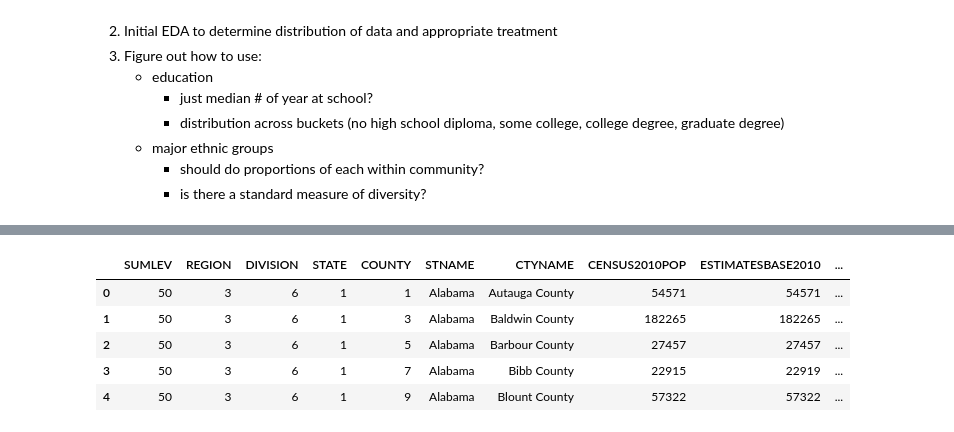
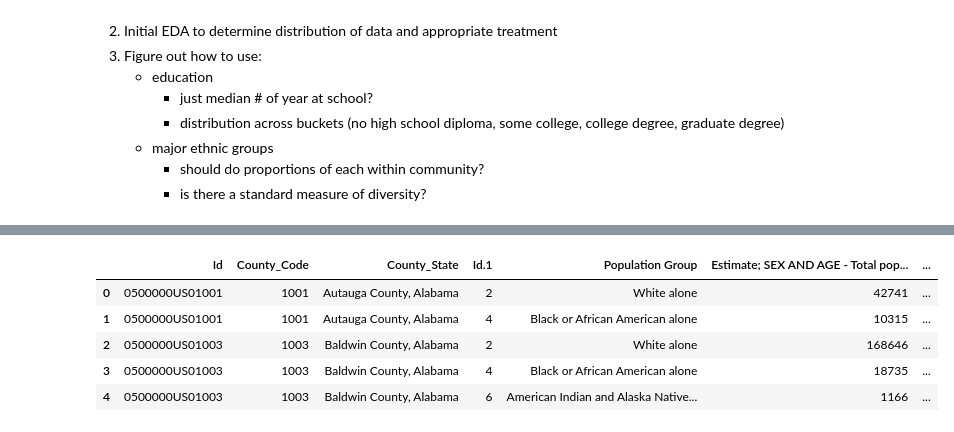
Before and after one commit to frechfrechfrech/Income_Inequality, a Jupyter notebook: Initial Census Data Exploration.ipynb, the cells around one changed output, grey strips where cells are left out. Cells and saved outputs as stored; diff of their text form; code cells hidden in the pictures.

Commit message:
add datasets for quintiles, education, racial groups

```diff
--- a/Initial Census Data Exploration.ipynb
+++ b/Initial Census Data Exploration.ipynb
@@ -75,9 +239,9 @@ acs_15.columns.levels;
 # %%
-all_data.head()
+race.head()
 # %% [output]
-|  | SUMLEV | REGION | DIVISION | STATE | COUNTY | STNAME | CTYNAME | CENSUS2010POP | ESTIMATESBASE2010 | ... |
-| 0 | 50 | 3 | 6 | 1 | 1 | Alabama | Autauga County | 54571 | 54571 | ... |
-| 1 | 50 | 3 | 6 | 1 | 3 | Alabama | Baldwin County | 182265 | 182265 | ... |
-| 2 | 50 | 3 | 6 | 1 | 5 | Alabama | Barbour County | 27457 | 27457 | ... |
-| 3 | 50 | 3 | 6 | 1 | 7 | Alabama | Bibb County | 22915 | 22919 | ... |
-| 4 | 50 | 3 | 6 | 1 | 9 | Alabama | Blount County | 57322 | 57322 | ... |
+|  | Id | County_Code | County_State | Id.1 | Population Group | Estimate; SEX AND AGE - Total pop... | ... |
+| 0 | 0500000US01001 | 1001 | Autauga County, Alabama | 2 | White alone | 42741 | ... |
+| 1 | 0500000US01001 | 1001 | Autauga County, Alabama | 4 | Black or African American alone | 10315 | ... |
+| 2 | 0500000US01003 | 1003 | Baldwin County, Alabama | 2 | White alone | 168646 | ... |
+| 3 | 0500000US01003 | 1003 | Baldwin County, Alabama | 4 | Black or African American alone | 18735 | ... |
+| 4 | 0500000US01003 | 1003 | Baldwin County, Alabama | 6 | American Indian and Alaska Native... | 1166 | ... |
```
Also changed, not shown: parts of 19 cells of this notebook, 9 other files.
